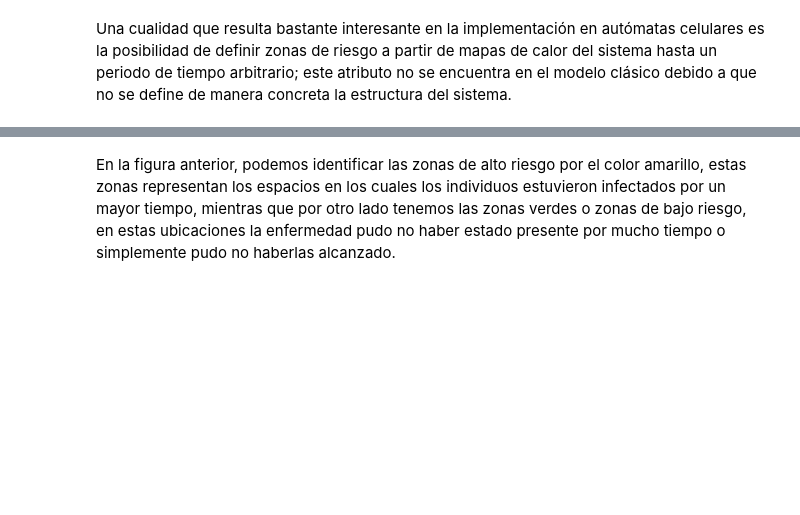
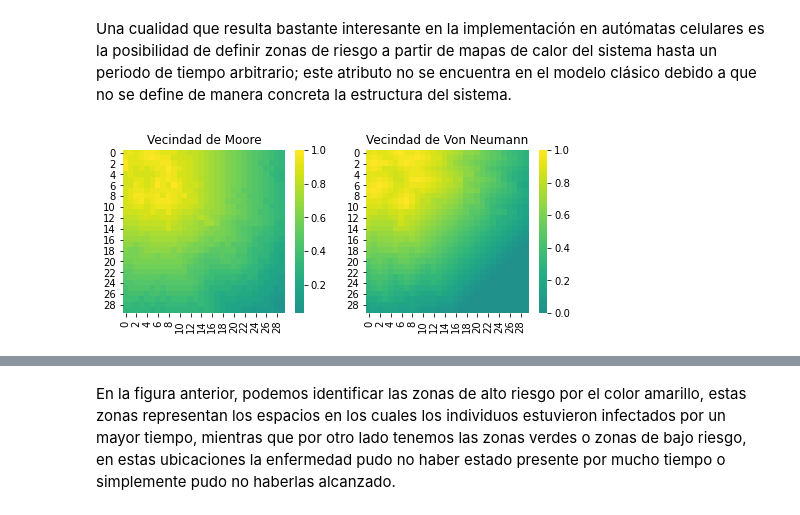
Before and after one commit to Grupo-de-simulacion-con-automatas/CAsimulations-Modelacion-de-dinamicas-topologicas-en-la-propagacion-de-una-enfermedad-usando-CA, a Jupyter notebook: Codigo/Cuaderno actualizado del proyecto CAsimulations.ipynb, the cells around one changed output, grey strips where cells are left out. Cells and saved outputs as stored; diff of their text form; code cells hidden in the pictures; blank space fills up the shorter version.

```diff
--- a/Codigo/Cuaderno actualizado del proyecto CAsimulations.ipynb
+++ b/Codigo/Cuaderno actualizado del proyecto CAsimulations.ipynb
@@ -287,33 +293,21 @@ Consideremos por ejemplo, una enfermedad en la que su tasa de infección sea $\b
 ![texto del enlace](https://docs.google.com/drawings/d/e/2PACX-1vRGN8BjfWWAXRlWp16j-de_bOM_MeR-qsp4KVkkOfn0836wrnBmujYow1So8paD01AbClC-oWQ-d6fy/pub?w=714&h=500)
 # %% [markdown]
 Una cualidad que resulta bastante interesante en la implementación en autómatas celulares es la posibilidad de definir zonas de riesgo a partir de mapas de calor del sistema hasta un periodo de tiempo arbitrario; este atributo no se encuentra en el modelo clásico debido a que no se define de manera concreta la estructura del sistema.
-# %%
-def heatmap(evolutionsOfSystem,state):
-    """Mapa de calor para la población infectada (SIR_Model[6])"""
-    stateHeatMap = []
-    n,m = evolutionsOfSystem[0].shape
-    for iteration in range(len(evolutionsOfSystem)):
-        stateMatrix = np.zeros((n,m))
-        for row in range(n):
-            for column in range(m):
-                if evolutionsOfSystem[iteration][row][column] == state:
-                    stateMatrix[row][column] = 1
-        stateHeatMap.append(stateMatrix)
-    average = 1/len(stateHeatMap)*np.sum(stateHeatMap,axis=0)
-    sns.heatmap(average, center=0, cmap='viridis',  fmt='.3f')
 # %%
-SIS_info_system_hm_M = sis(0.2,0.5,initialLocation(30,30,0.1,"northwest"),1,1,Moore).basicModel(30)[2]
-SIS_info_system_hm_VN = sis(0.2,0.5,initialLocation(30,30,0.1,"northwest"),1,1,Von_Neumann).basicModel(30)[2]
+SIS_info_system_hm_M = models("sis",0.2,0.5,initialLocation(30,30,0.1,"northwest"),Moore).basicModel(30)[2]
+SIS_info_system_hm_VN = models("sis",0.2,0.5,initialLocation(30,30,0.1,"northwest"),Von_Neumann).basicModel(30)[2]
 
 #---Mapas de calor de la enfermedad en 30 tics----
 
 plt.subplot(1,2,1)
 plt.title("Vecindad de Moore")
 heatmap(SIS_info_system_hm_M,1)
 
 plt.subplot(1,2,2)
 plt.title("Vecindad de Von Neumann")
 heatmap(SIS_info_system_hm_VN,1)
+# %% [output]
+[figure, added]
 # %% [markdown]
 ![texto del enlace](https://docs.google.com/drawings/d/e/2PACX-1vR5kOPAjexc79AAPx-ESYHST9NjXwQzzoHkMF-TUori4GMJjaQ9uOwzR8JM2GpB2YhSOLO0bohjJSoa/pub?w=674&h=259)
 # %% [markdown]
```
Also changed, not shown: parts of 32 cells of this notebook, 6 other files.
